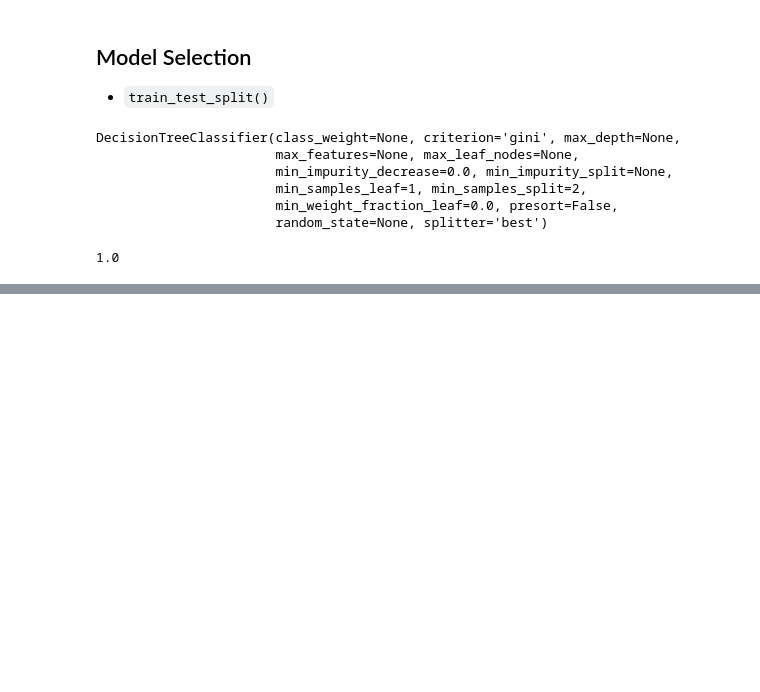
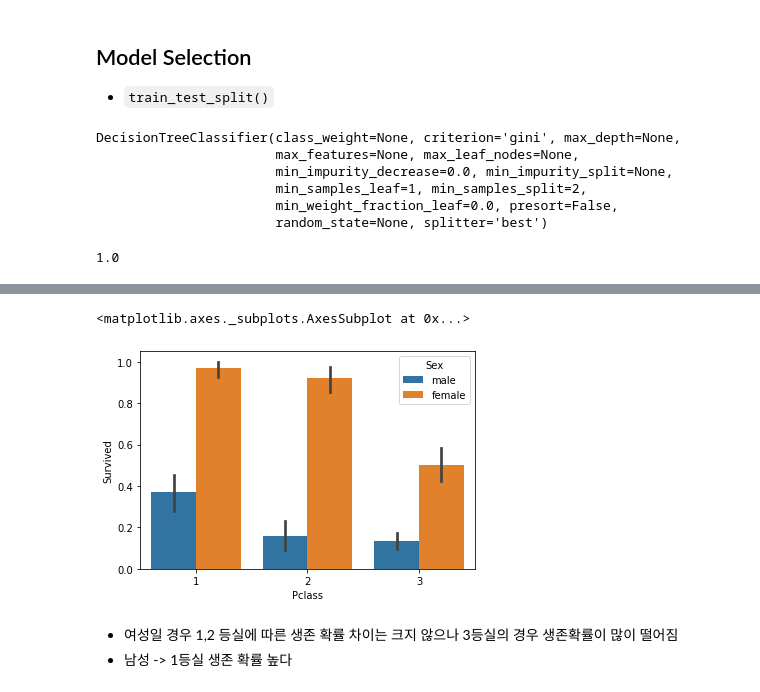
Before and after one commit to yskim0/Ewha_Data_Analysis, a Jupyter notebook: Week_2/김연수_Week2.ipynb, the cells around one changed output, grey strips where cells are left out. Cells and saved outputs as stored; diff of their text form; code cells hidden in the pictures; blank space fills up the shorter version.

```diff
--- a/Week_2/김연수_Week2.ipynb
+++ b/Week_2/김연수_Week2.ipynb
@@ -310,0 +977,8 @@ print(accuracy_score(train_label, pred))
+# %%
+sns.barplot(x='Pclass', y='Survived', hue='Sex', data=titanic_df)
+# %% [output]
+<matplotlib.axes._subplots.AxesSubplot at 0x...>
+[figure, added]
+# %% [markdown]
+- 여성일 경우 1,2 등실에 따른 생존 확률 차이는 크지 않으나 3등실의 경우 생존확률이 많이 떨어짐
+- 남성 -> 1등실 생존 확률 높다
```
Also changed, not shown: parts of 96 cells of this notebook.
